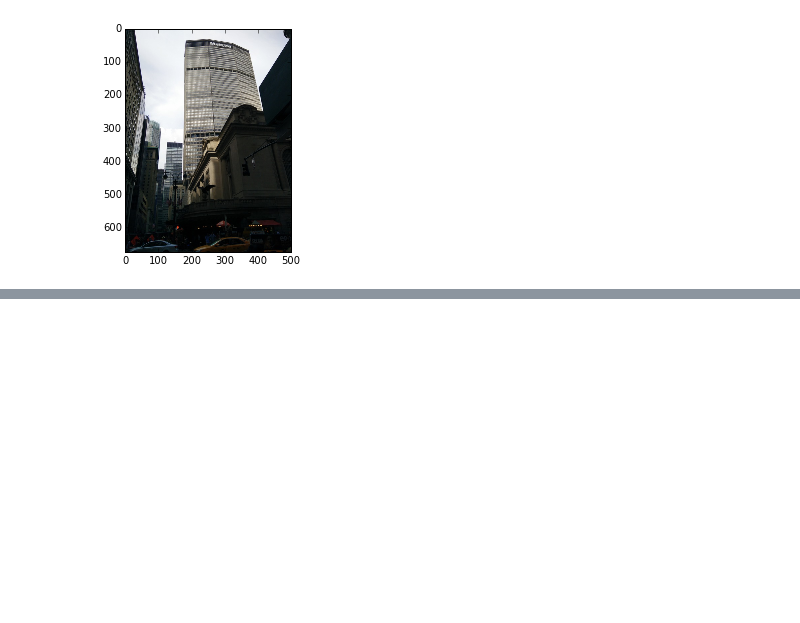
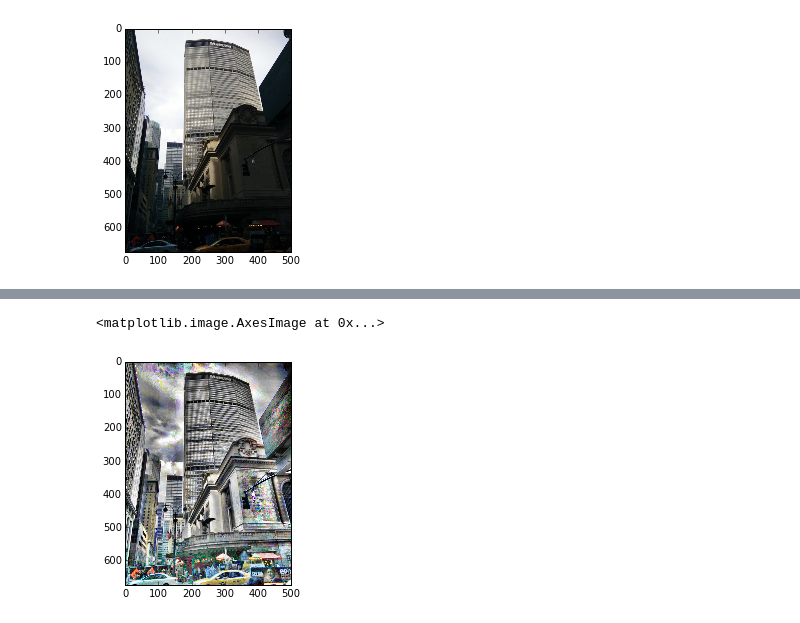
Before and after one commit to sakekasi/computer-vision, a Jupyter notebook: histogram_eq.ipynb, the cells around one changed output, grey strips where cells are left out. Saved outputs shown, nothing was run; the diff lists cells and outputs as text; code cells hidden in the pictures; blank space fills up the shorter version.

```diff
--- a/histogram_eq.ipynb
+++ b/histogram_eq.ipynb
@@ -374,0 +437,5 @@ plt.imshow(f)
+# %%
+plt.imshow(adaptive_equalize(f, 50))
+# %% [output]
+<matplotlib.image.AxesImage at 0x...>
+[figure, added]
```
Also changed, not shown: parts of 13 cells of this notebook.
